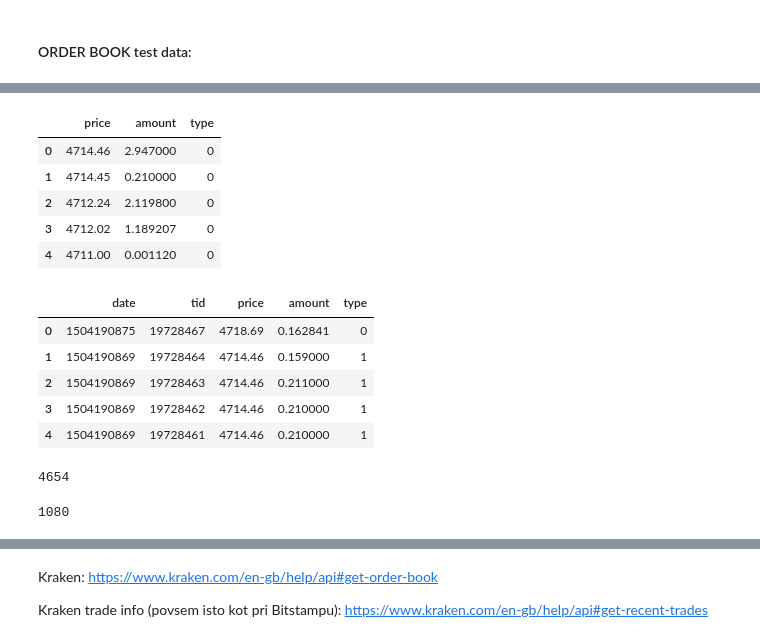
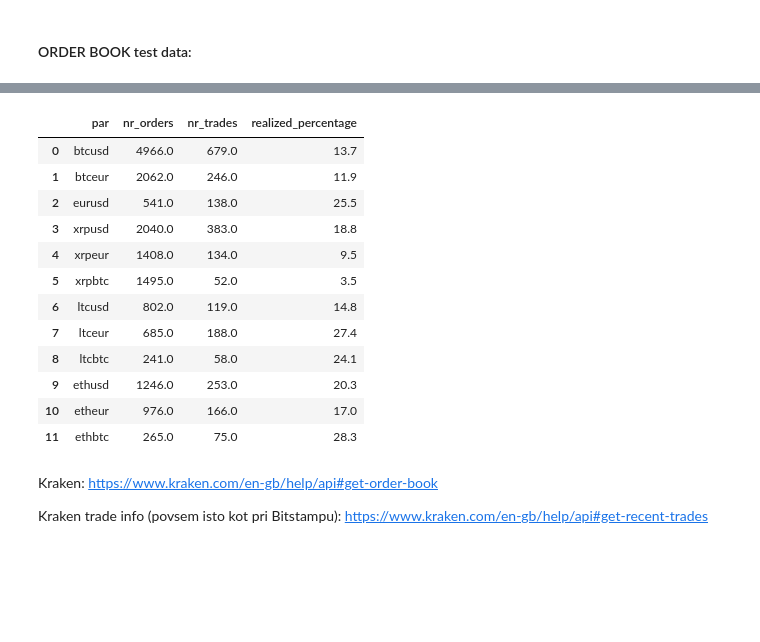
Before and after one commit to metodj/kripto, a Jupyter notebook: CC_exchanges/bitstamp/bitstamp_zajem.ipynb, the cells around one changed output, grey strips where cells are left out. Cells and saved outputs as stored; diff of their text form; code cells hidden in the pictures; blank space fills up the shorter version.

Commit message:
orders added

```diff
--- a/CC_exchanges/bitstamp/bitstamp_zajem.ipynb
+++ b/CC_exchanges/bitstamp/bitstamp_zajem.ipynb
@@ -216,28 +209,0 @@ api.zajemi_order('btcusd')
-# %%
-order = pd.read_csv('btcusd_order.csv')
-order.head()
-# %% [output]
-|  | price | amount | type |
-| 0 | 4714.46 | 2.947000 | 0 |
-| 1 | 4714.45 | 0.210000 | 0 |
-| 2 | 4712.24 | 2.119800 | 0 |
-| 3 | 4712.02 | 1.189207 | 0 |
-| 4 | 4711.00 | 0.001120 | 0 |
-# %%
-txs = pd.read_csv('btcusd_txs.csv')
-txs.head()
-# %% [output]
-|  | date | tid | price | amount | type |
-| 0 | 1504190875 | 19728467 | 4718.69 | 0.162841 | 0 |
-| 1 | 1504190869 | 19728464 | 4714.46 | 0.159000 | 1 |
-| 2 | 1504190869 | 19728463 | 4714.46 | 0.211000 | 1 |
-| 3 | 1504190869 | 19728462 | 4714.46 | 0.210000 | 1 |
-| 4 | 1504190869 | 19728461 | 4714.46 | 0.210000 | 1 |
-# %%
-len(order)
-# %% [output]
-4654
-# %%
-len(txs)
-# %% [output]
-1080
@@ -243,0 +212,20 @@ len(txs)
+# %%
+def order():
+    pari = ['btcusd','btceur','eurusd','xrpusd','xrpeur','xrpbtc','ltcusd','ltceur','ltcbtc','ethusd','etheur','ethbtc']
+    df = pd.DataFrame()
+    for par in pari:
+        api.zajemi(par, 'hour', True)
+        api.zajemi_order(par)
+        order = pd.read_csv('orders/' + par + '_order.csv')
+        trade = pd.read_csv('orders/' + par + '.csv')
+        df = df.append({'par': par, 'nr_orders': len(order), 'nr_trades': len(trade)}, ignore_index=True)
+    df['realized_percentage'] = (df['nr_trades'] / df['nr_orders']) * 100
+    df.realized_percentage = df.realized_percentage.round(1)
+    df = df[['par', 'nr_orders', 'nr_trades', 'realized_percentage']]
+    time = datetime.datetime.now()
+    print('Podatki zajeti: ' + str(time))
+    return df
+# %%
+data = order()
+data
+# %% [output]
@@ -243,0 +233,13 @@ len(txs)
+|  | par | nr_orders | nr_trades | realized_percentage |
+| 0 | btcusd | 4966.0 | 679.0 | 13.7 |
+| 1 | btceur | 2062.0 | 246.0 | 11.9 |
+| 2 | eurusd | 541.0 | 138.0 | 25.5 |
+| 3 | xrpusd | 2040.0 | 383.0 | 18.8 |
+| 4 | xrpeur | 1408.0 | 134.0 | 9.5 |
+| 5 | xrpbtc | 1495.0 | 52.0 | 3.5 |
+| 6 | ltcusd | 802.0 | 119.0 | 14.8 |
+| 7 | ltceur | 685.0 | 188.0 | 27.4 |
+| 8 | ltcbtc | 241.0 | 58.0 | 24.1 |
+| 9 | ethusd | 1246.0 | 253.0 | 20.3 |
+| 10 | etheur | 976.0 | 166.0 | 17.0 |
+| 11 | ethbtc | 265.0 | 75.0 | 28.3 |
```
Also changed, not shown: parts of 4 cells of this notebook, 29 other files.
